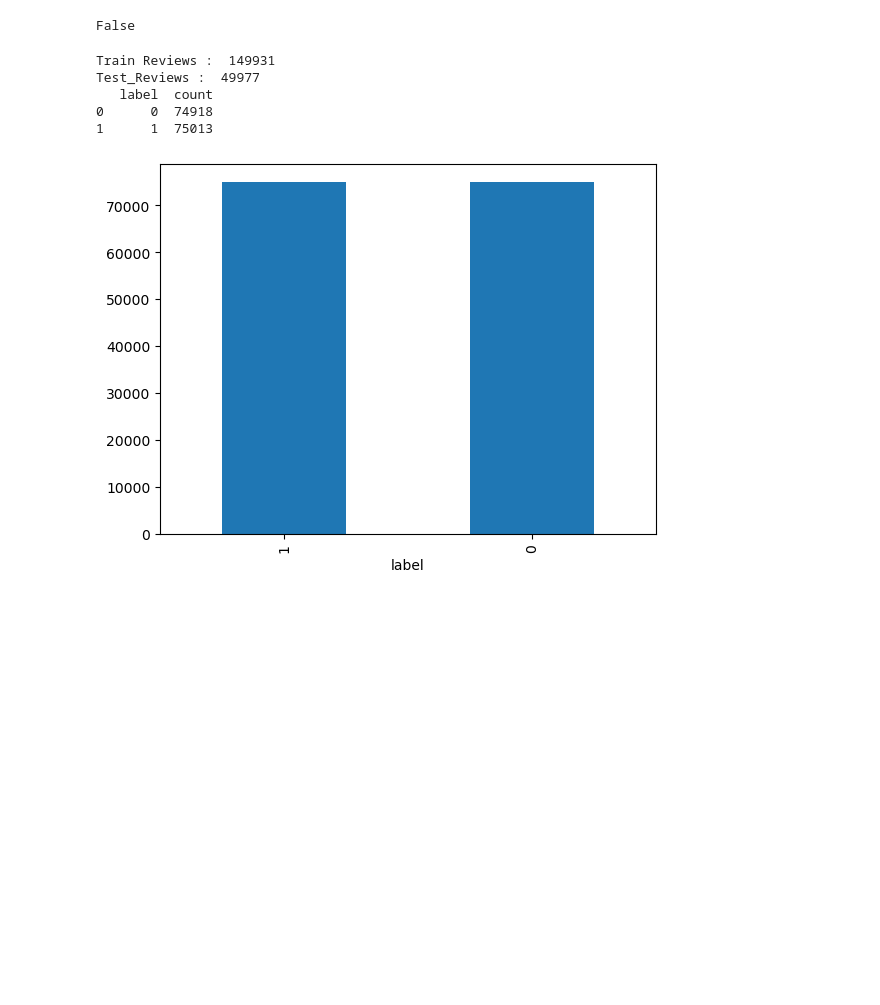
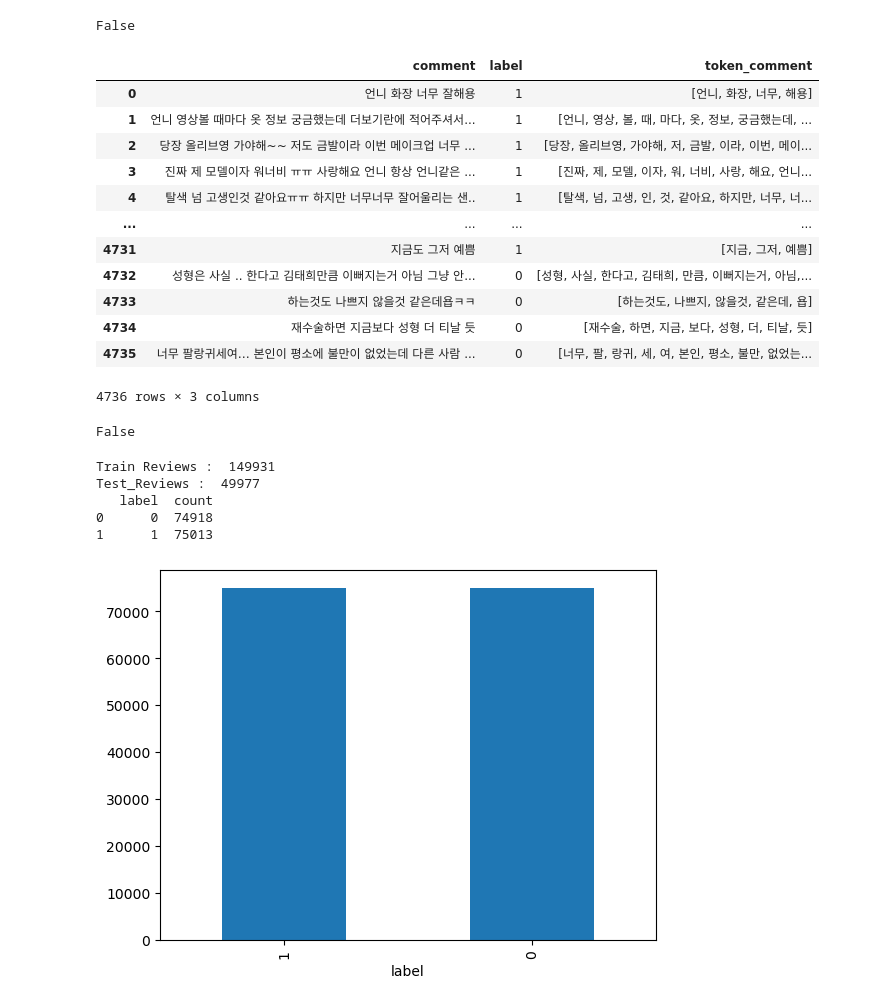
Before and after one commit to scnelMG/Samsungfire_Risk_Management, a Jupyter notebook: 감성분석_LSTM.ipynb, the cells around one changed output. Drawn from its saved outputs; the diff is of its cells as text; code cells hidden in the pictures; blank space fills up the shorter version.

```diff
--- a/감성분석_LSTM.ipynb
+++ b/감성분석_LSTM.ipynb
@@ -96,0 +189,5 @@ review_[4]
+# %%
+comment_=[]
+for i in comment:  #문자가 들어있을때는 인덱스 사용하면 안됨!!!!
+    a=clean_str(i)
+    comment_.append(a)  #불용어제거한 review 저장
@@ -96,0 +202,7 @@ review_[4]
+# %%
+text=''
+labeled_comment=[]
+for each_line in df_labeled['comment']:
+    labeled_comment.append(each_line)
+#리뷰 잘 들어갔는지 확인
+labeled_comment[2]
@@ -96,0 +211,5 @@ review_[4]
+# %%
+labeled_comment_=[]
+for i in labeled_comment:  #문자가 들어있을때는 인덱스 사용하면 안됨!!!!
+    a=clean_str(i)
+    labeled_comment_.append(a)
@@ -132,0 +297,32 @@ False
+# %%
+import nltk
+from konlpy.tag import Okt;
+okt=Okt()  #오픈 소스 한국어 분석기
+
+#리뷰하나씩 형태소 추출
+a= len(labeled_comment_) #불용어 제거한 리뷰
+token_review_list=[]
+for i in tqdm.tqdm(range(0,a)): # 리뷰하나당 처리하기위해 for문
+    token_review=okt.morphs(labeled_comment_[i])   # morphs=형태소 추출.review_=전처리한 리뷰.
+    stopwords_removed_sentence = [word for word in token_review if not word in stopwords] # 불용어 제거
+    token_review_list.append(stopwords_removed_sentence) #하나의 리스트를 만들어서 df에 추가해야함.
+df_labeled['token_comment']=token_review_list #형태소단위로 나누어진 리뷰저장
+df_labeled
+# %% [output]
+|  | comment | label | token_comment |
+| 0 | 언니 화장 너무 잘해용 | 1 | [언니, 화장, 너무, 해용] |
+| 1 | 언니 영상볼 때마다 옷 정보 궁금했는데 더보기란에 적어주셔서... | 1 | [언니, 영상, 볼, 때, 마다, 옷, 정보, 궁금했는데, ... |
+| 2 | 당장 올리브영 가야해~~ 저도 금발이라 이번 메이크업 너무 ... | 1 | [당장, 올리브영, 가야해, 저, 금발, 이라, 이번, 메이... |
+| 3 | 진짜 제 모델이자 워너비 ㅠㅠ 사랑해요 언니 항상 언니같은 ... | 1 | [진짜, 제, 모델, 이자, 워, 너비, 사랑, 해요, 언니... |
+| 4 | 탈색 넘 고생인것 같아요ㅠㅠ 하지만 너무너무 잘어울리는 샌.. | 1 | [탈색, 넘, 고생, 인, 것, 같아요, 하지만, 너무, 너... |
+| ... | ... | ... | ... |
+| 4731 | 지금도 그저 예쁨 | 1 | [지금, 그저, 예쁨] |
+| 4732 | 성형은 사실 .. 한다고 김태희만큼 이뻐지는거 아님 그냥 안... | 0 | [성형, 사실, 한다고, 김태희, 만큼, 이뻐지는거, 아님,... |
+| 4733 | 하는것도 나쁘지 않을것 같은데욥ㅋㅋ | 0 | [하는것도, 나쁘지, 않을것, 같은데, 욥] |
+| 4734 | 재수술하면 지금보다 성형 더 티날 듯 | 0 | [재수술, 하면, 지금, 보다, 성형, 더, 티날, 듯] |
+| 4735 | 너무 팔랑귀세여… 본인이 평소에 불만이 없었는데 다른 사람 ... | 0 | [너무, 팔, 랑귀, 세, 여, 본인, 평소, 불만, 없었는... |
+4736 rows × 3 columns
+# %%
+print(df_labeled.isnull().values.any())
+# %% [output]
+False
```
Also changed, not shown: parts of 20 cells of this notebook, 1 other file.
